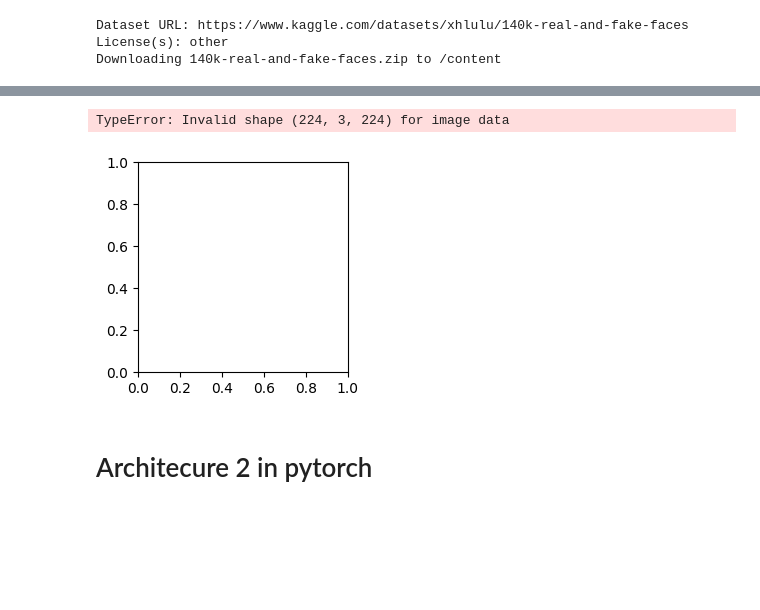
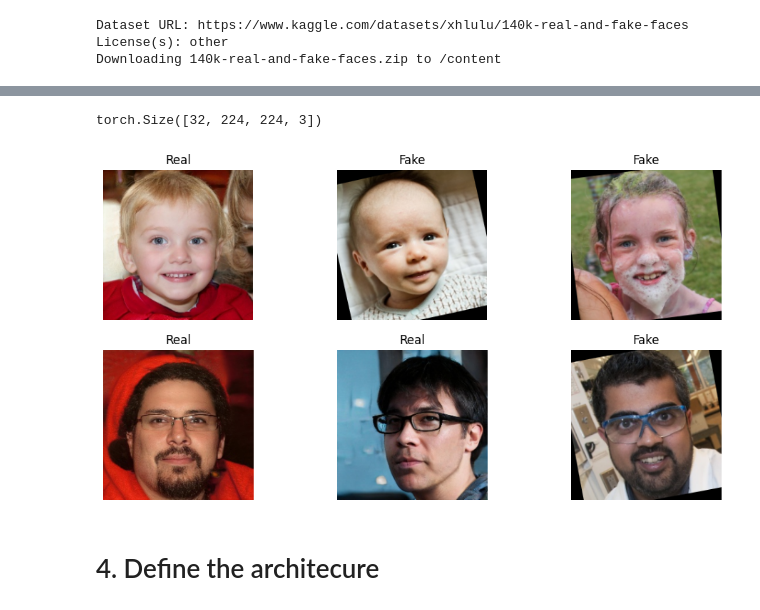
Before and after one commit to ojusgoel/Deepfake_FaceDetection_CNN, a Jupyter notebook: DeepFake_FaceDetection.ipynb, the cells around one changed output, grey strips where cells are left out. Drawn from its saved outputs; the diff is of its cells as text; code cells hidden in the pictures; blank space fills up the shorter version.

```diff
--- a/DeepFake_FaceDetection.ipynb
+++ b/DeepFake_FaceDetection.ipynb
@@ -84,33 +126,38 @@ val_dataset = CustomDataset(val_dir, transform=val_transforms)
 train_generator = DataLoader(train_dataset, batch_size=32, shuffle=True)
 val_generator = DataLoader(val_dataset, batch_size=32, shuffle=False)
 # %%
+# Visualize Sample Images from DataLoader
 import matplotlib.pyplot as plt
 import numpy as np
 
 # Create an iterator from the DataLoader
 data_iter = iter(train_generator)
 
 # Get a batch of images and labels
 images, labels = next(data_iter)
 
 # Convert tensors to NumPy arrays for visualization
-images = images.permute(0, 2, 3, 1).cpu().numpy()  # Change shape from (B, C, H, W) -> (B, H, W, C)
+# images = images.permute(0, 1, 2, 3).cpu().numpy()  # Change shape from (B, C, H, W) -> (B, H, W, C)
+print(images.shape)
 labels = labels.cpu().numpy()
+
+# Ensure images have valid pixel values (if needed)
+images = np.clip(images, 0, 1)  # Matplotlib expects values in [0, 1] for RGB images
 
 # Define function to display images
 def plot_images(images, labels, num=6):
+    num = min(num, len(images))
     plt.figure(figsize=(12, 6))
     for i in range(num):
-        plt.subplot(2, num//2, i+1)
-        plt.imshow(images[i])
+        plt.subplot(2, (num+1)//2, i+1)  # Adjust for odd `num`
+        # img = images[i].permute(2, 0, 1).cpu().numpy()
+        plt.imshow(images[i])  # Now correctly ordered as (H, W, C)
         plt.title("Fake" if labels[i] == 1 else "Real")
         plt.axis("off")
     plt.show()
 
 # Display sample images
 plot_images(images, labels)
 # %% [output]
-TypeError: Invalid shape (224, 3, 224) for image data
+torch.Size([32, 224, 224, 3])
-[figure, old version]
+[figure, new version]
-# %% [markdown]
-# Architecure 2 in pytorch
@@ -121,3 +164,5 @@ TypeError: Invalid shape (224, 3, 224) for image data
+# %% [markdown]
+# 4. Define the architecure
 # %%
 import torch
 import torch.nn as nn
```
Also changed, not shown: parts of 47 cells of this notebook.
